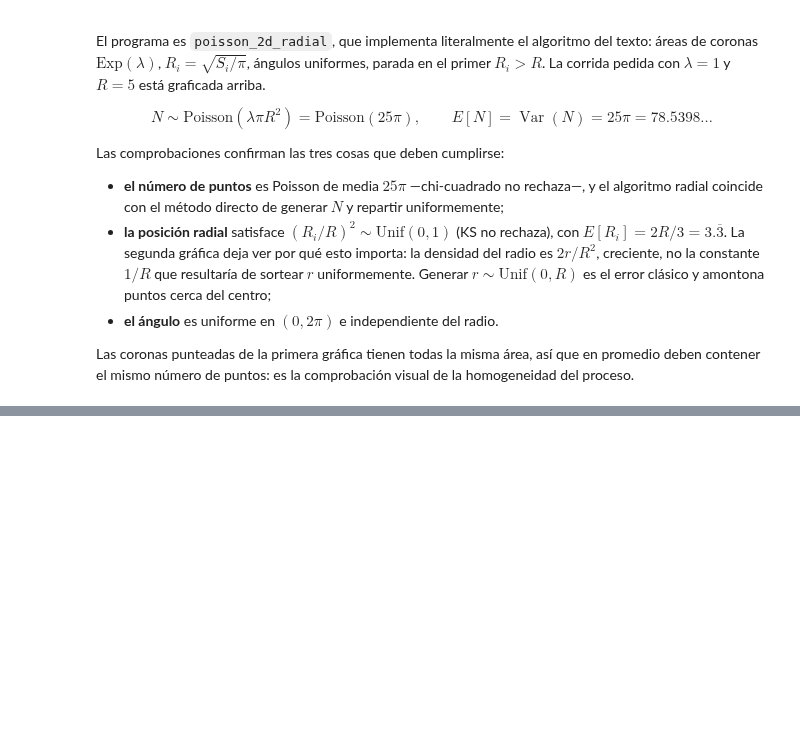
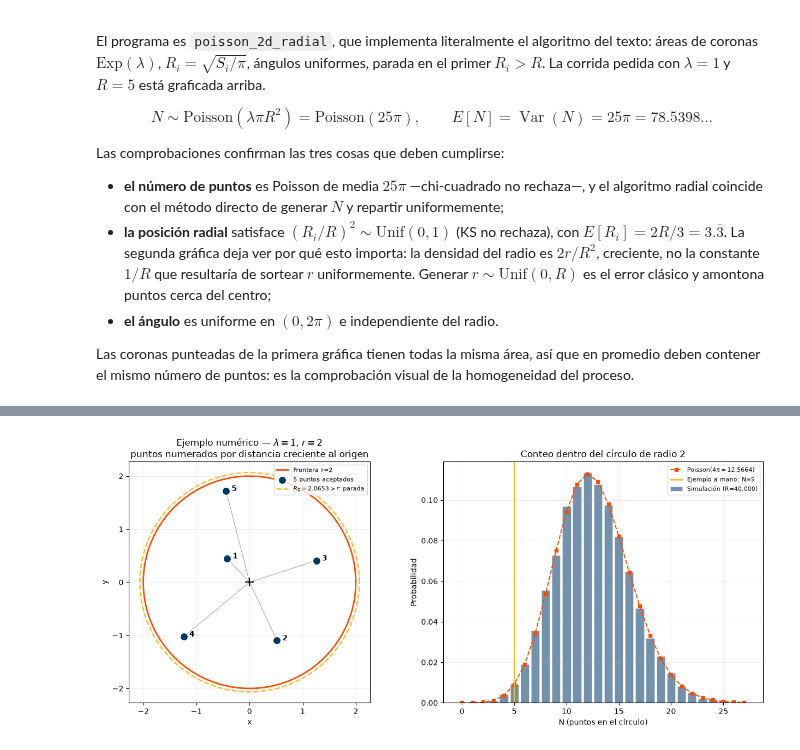
Before and after one commit to fabianpradod/mod-practica2, a Jupyter notebook: Practica_2_Generacion_de_Variables_Aleatorias_Continuas.ipynb, the cells around one changed output, grey strips where cells are left out. Saved outputs shown, nothing was run; the diff lists cells and outputs as text; code cells hidden in the pictures; blank space fills up the shorter version.

```diff
--- a/Practica_2_Generacion_de_Variables_Aleatorias_Continuas.ipynb
+++ b/Practica_2_Generacion_de_Variables_Aleatorias_Continuas.ipynb
@@ -1097,0 +1409,45 @@ Las coronas punteadas de la primera gráfica tienen todas la misma área, así q
+# %%
+fig, axes = plt.subplots(1, 2, figsize=(13, 5.6))
+
+# Los cinco puntos del ejemplo a mano.
+ax = axes[0]
+circ = np.linspace(0, 2 * math.pi, 400)
+ax.plot(RAD10 * np.cos(circ), RAD10 * np.sin(circ), color=ORANGE, linewidth=2,
+        label=f"Frontera r={RAD10:.0f}")
+for _, p in puntos10.iterrows():
+    ax.plot([0, p["x = R cos(theta)"]], [0, p["y = R sen(theta)"]],
+            color=GREY, linewidth=.8, alpha=.6)
+    ax.annotate(f"  {int(p['i'])}", (p["x = R cos(theta)"], p["y = R sen(theta)"]),
+                fontsize=10, fontweight="bold")
+ax.scatter(puntos10["x = R cos(theta)"], puntos10["y = R sen(theta)"], s=110,
+           color=NAVY, zorder=5, edgecolor="white", linewidth=1.2,
+           label=f"{n10} puntos aceptados")
+# El sexto radio, el que provoca la parada.
+ax.plot(R10[parada - 1] * np.cos(circ), R10[parada - 1] * np.sin(circ), color=YELLOW,
+        linestyle="--", linewidth=1.8, label=f"$R_6={R10[parada-1]:.4f} > r$: parada")
+ax.scatter([0], [0], marker="+", s=120, color="black", zorder=6)
+ax.set_aspect("equal")
+ax.set_xlabel("x")
+ax.set_ylabel("y")
+ax.set_title(f"Ejemplo numérico — $\\lambda={LAM10:.0f}$, $r={RAD10:.0f}$\n"
+             f"puntos numerados por distancia creciente al origen")
+ax.legend(fontsize=8, loc="upper right")
+ax.grid(alpha=.2)
+
+# Distribución del conteo contra Poisson(4pi).
+ax = axes[1]
+k = np.arange(0, N10.max() + 1)
+ax.bar(k, np.bincount(N10, minlength=k[-1] + 1)[k] / R10_rep, color=NAVY, alpha=.55,
+       edgecolor="white", linewidth=.4, label=f"Simulación (R={R10_rep:,})")
+ax.plot(k, stats.poisson.pmf(k, media10), marker="s", markersize=4, linestyle="--",
+        color=ORANGE, label=f"Poisson$(4\\pi={media10:.4f})$")
+ax.axvline(n10, color=YELLOW, linewidth=2, label=f"Ejemplo a mano: N={n10}")
+ax.set_xlabel("N (puntos en el círculo)")
+ax.set_ylabel("Probabilidad")
+ax.set_title("Conteo dentro del círculo de radio 2")
+ax.legend(fontsize=8)
+ax.grid(alpha=.2)
+plt.tight_layout()
+plt.show()
+# %% [output]
+[figure, added]
```
Also changed, not shown: parts of 9 cells of this notebook.
